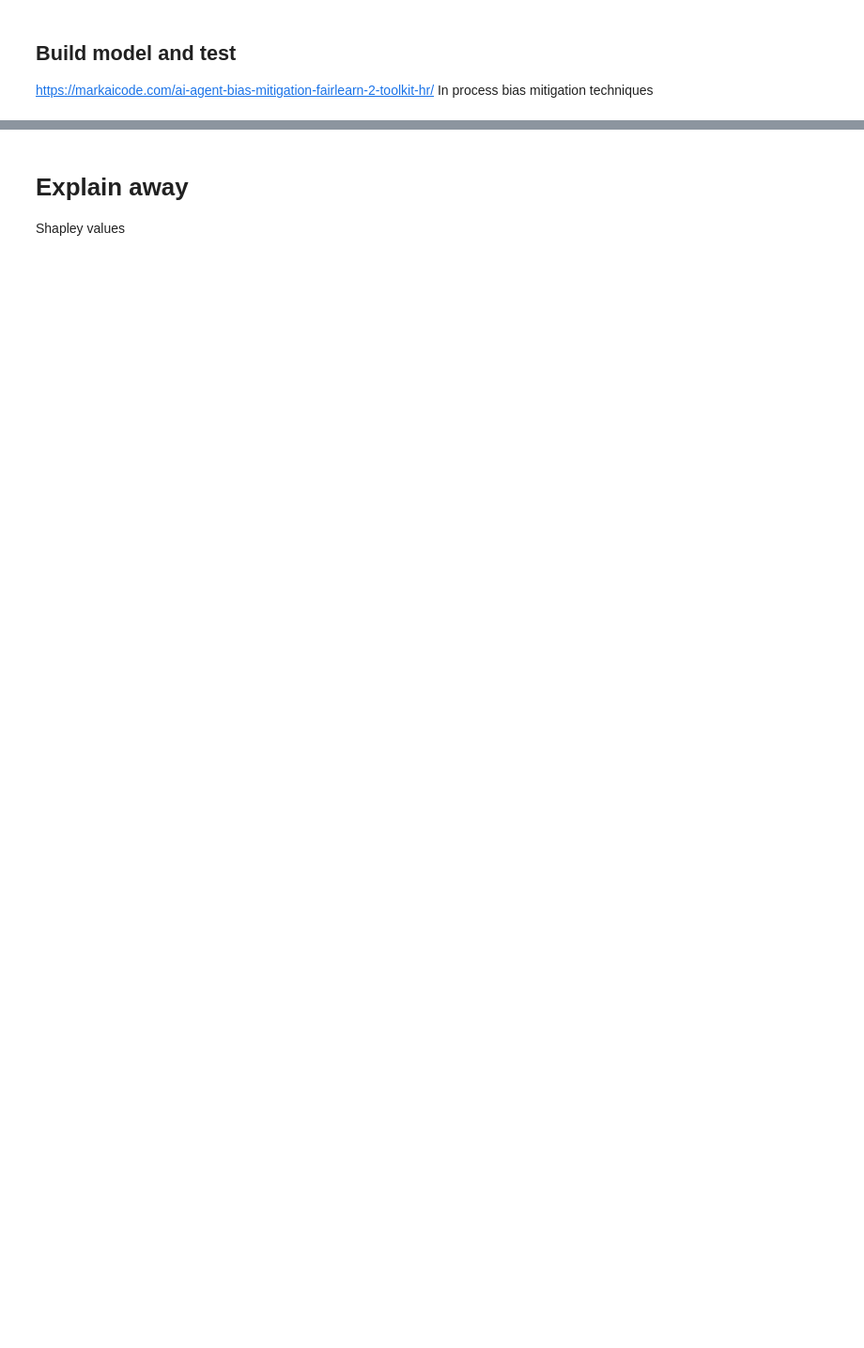
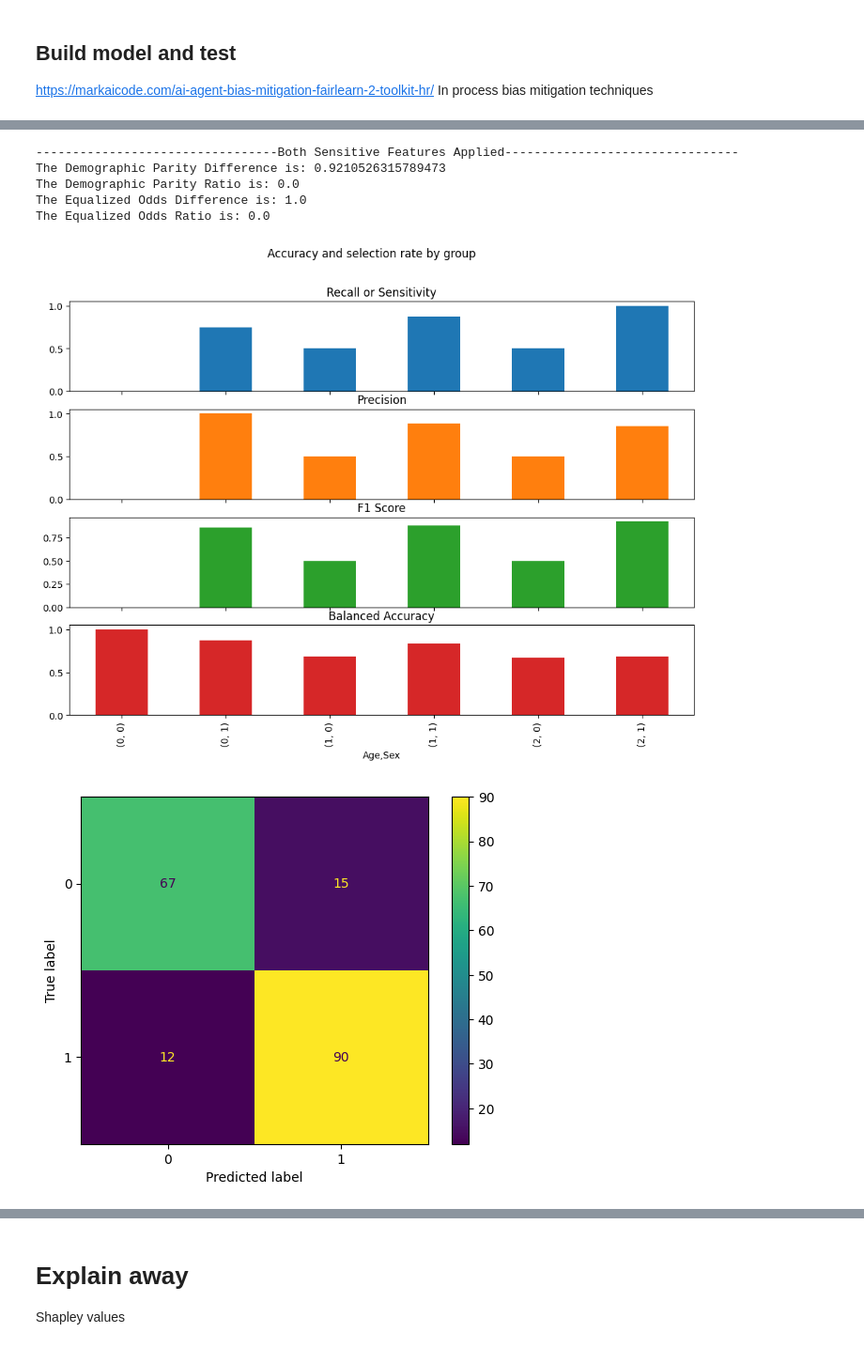
Before and after one commit to VeronicaObodozie/Responsible-and-Reproducible-AI, a Jupyter notebook: Heart Failure Prediction/fairnessApplication.ipynb, the cells around one changed output, grey strips where cells are left out. Shown at 94% size. Cells and saved outputs as stored; diff of their text form; code cells hidden in the pictures; blank space fills up the shorter version.

```diff
--- a/Heart Failure Prediction/fairnessApplication.ipynb
+++ b/Heart Failure Prediction/fairnessApplication.ipynb
@@ -392,3 +336,36 @@ The Equalized Odds Ratio is: 0.0
+# %%
+
+#-------------------------------------- Base model with no in or post processing mitigation methods  ----------------------------------------#
+# in and post process mitiagation techniques
+def modelnoMitigation(classifier, x_dev, x_test, y_dev, y_test):
+    kf=StratifiedKFold(n_splits=9)
+    for fold , (train,validate) in enumerate(kf.split(X=x_dev,y=y_dev)):
+
+        X_train=x_dev.iloc[train]
+        y_train=y_dev.iloc[train]
+
+        X_valid=x_dev.iloc[validate]
+        y_valid=y_dev.iloc[validate]
+
+        classifier.fit(X_train,y_train)
+
+        y_pred=classifier.predict(X_valid)
+        print(f"The fold is : {fold} : ")
+        print(classification_report(y_valid,y_pred))
+        acc=roc_auc_score(y_valid,y_pred)
+        print(f"The accuracy for Fold {fold+1} : {acc}")
+
+        pass
+    print('-----------------------Base Model-------------------------')
+    y_pred = classifier.predict(x_test)
+    #performFair(x_test, y_test, y_pred)
+    y_t = y_test.to_numpy()
+    performFair(pd.DataFrame(x_test, columns=["Age", "Sex"]), y_t, y_pred)
+    metrics(y_test, y_pred)
+    fairness(x_test, y_test, y_pred)
+    return classifier, y_pred
+
+#--------------------------------------------------------------------------------------------------------#
 # %%
 #----------------------------------- LOGISTIC REGRESSION MODEL----------------------------#
 print('--------------------------Logistic Regression---------------------------------')
@@ -609,7 +593,7 @@ The Equalized Odds Ratio is: 0.0
 # %%
 #------------------------------------  K-NEAREST NEIGHBBOR ------------------------------------------#
 print('-----------------------------K Nearest Neighbor-----------------------------')
-classifier_knn, y_pred, fair_pred, fair_model= model(KNeighborsClassifier(n_neighbors=5), x_dev, x_test, y_dev, y_test)
+classifier_knn, y_pred= modelnoMitigation(KNeighborsClassifier(n_neighbors=5), x_dev, x_test, y_dev, y_test)
 #explain(shap.Explainer(classifier_knn), x_test)
 
 print('--------------------------Without CORRELATION----------------------------------')
@@ -630,0 +622,7 @@ TypeError: fit() got an unexpected keyword argument 'sample_weight'
+---------------------------------Both Sensitive Features Applied--------------------------------
+The Demographic Parity Difference is: 0.9210526315789473
+The Demographic Parity Ratio is: 0.0
+The Equalized Odds Difference is: 1.0
+The Equalized Odds Ratio is: 0.0
+[figure, added]
+[figure, added]
```
Also changed, not shown: parts of 22 cells of this notebook, 5 other files.
